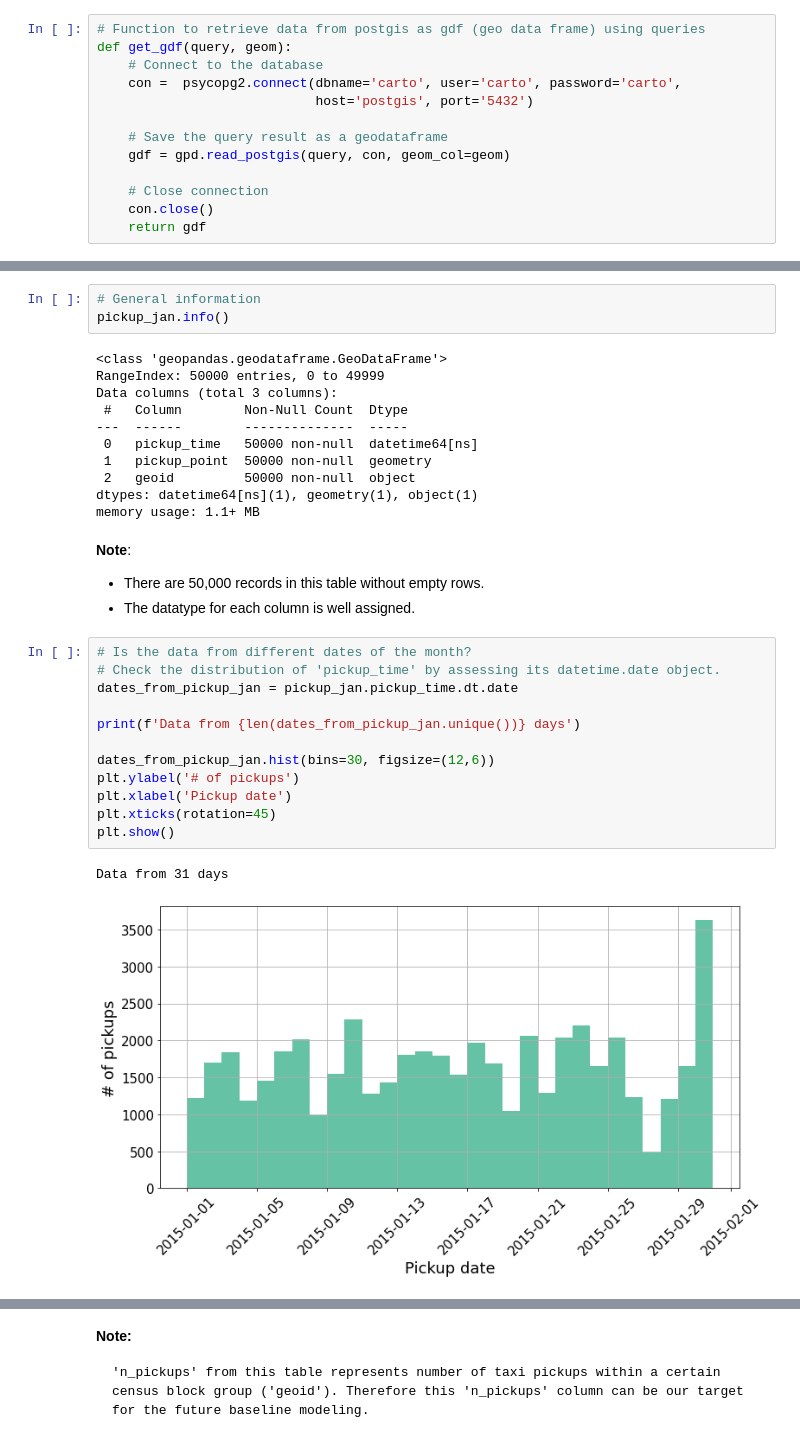
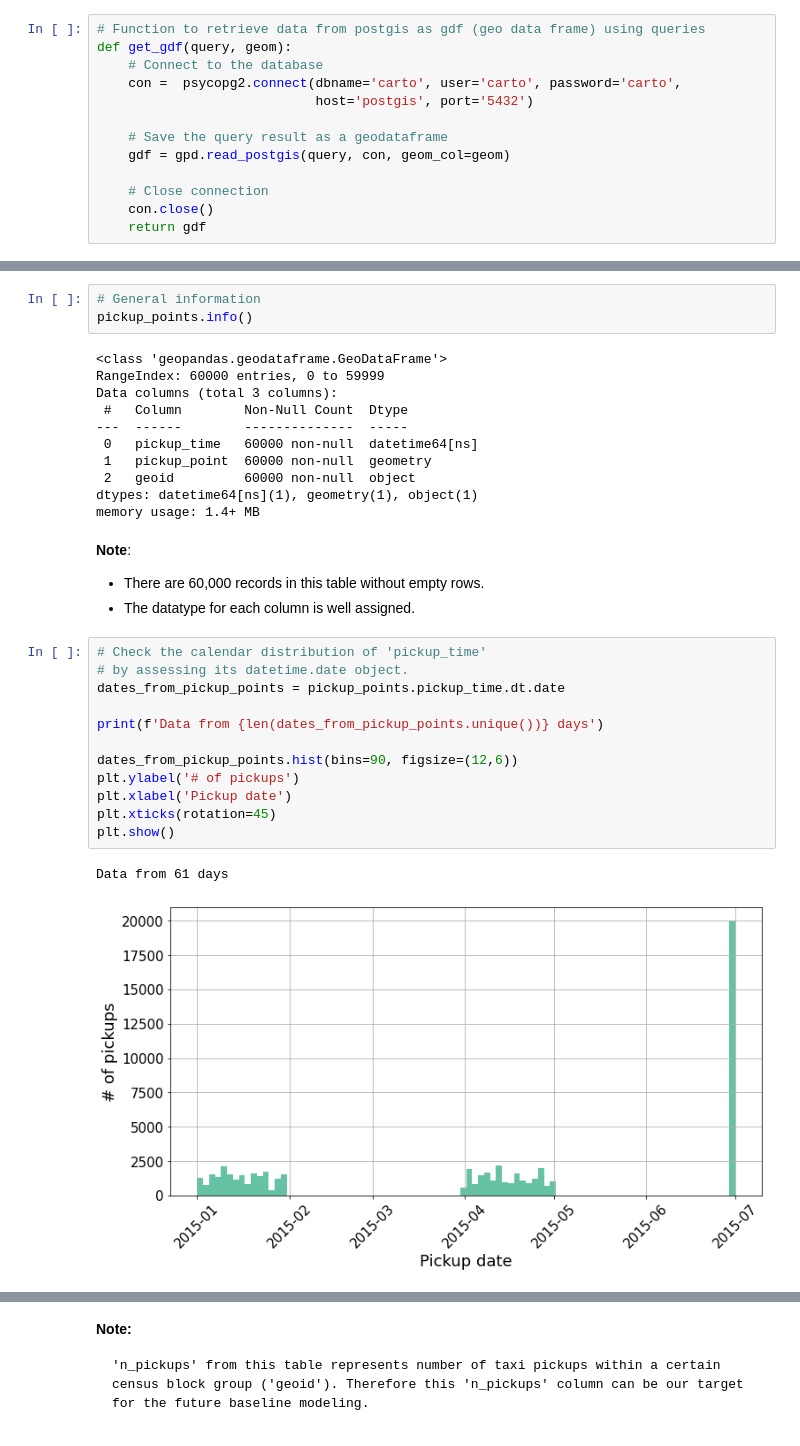
Before and after one commit to soyhyoj/CARTO-JuniorDSTest, a Jupyter notebook: notebooks/2.EDA+baseline.ipynb, the cells around one changed output, grey strips where cells are left out. Drawn from its saved outputs; the diff is of its cells as text.

```diff
--- a/notebooks/2.EDA+baseline.ipynb
+++ b/notebooks/2.EDA+baseline.ipynb
@@ -83,36 +128,36 @@ pickup_jan.head()
 # %%
 # General information
-pickup_jan.info()
+pickup_points.info()
 # %% [output]
 <class 'geopandas.geodataframe.GeoDataFrame'>
-RangeIndex: 50000 entries, 0 to 49999
+RangeIndex: 60000 entries, 0 to 59999
 Data columns (total 3 columns):
  #   Column        Non-Null Count  Dtype
 ---  ------        --------------  -----
- 0   pickup_time   50000 non-null  datetime64[ns]
- 1   pickup_point  50000 non-null  geometry
- 2   geoid         50000 non-null  object
+ 0   pickup_time   60000 non-null  datetime64[ns]
+ 1   pickup_point  60000 non-null  geometry
+ 2   geoid         60000 non-null  object
 dtypes: datetime64[ns](1), geometry(1), object(1)
-memory usage: 1.1+ MB
+memory usage: 1.4+ MB
 # %% [markdown]
 **Note**:
-* There are 50,000 records in this table without empty rows.
+* There are 60,000 records in this table without empty rows.
 * The datatype for each column is well assigned.
 # %%
-# Is the data from different dates of the month?
-# Check the distribution of 'pickup_time' by assessing its datetime.date object.
-dates_from_pickup_jan = pickup_jan.pickup_time.dt.date
+# Check the calendar distribution of 'pickup_time'
+# by assessing its datetime.date object.
+dates_from_pickup_points = pickup_points.pickup_time.dt.date
 
-print(f'Data from {len(dates_from_pickup_jan.unique())} days')
+print(f'Data from {len(dates_from_pickup_points.unique())} days')
 
-dates_from_pickup_jan.hist(bins=30, figsize=(12,6))
+dates_from_pickup_points.hist(bins=90, figsize=(12,6))
 plt.ylabel('# of pickups')
 plt.xlabel('Pickup date')
 plt.xticks(rotation=45)
 plt.show()
 # %% [output]
-Data from 31 days
+Data from 61 days
-[figure, old version]
+[figure, new version]
 # %% [markdown]
 **Note**:
 
```
Also changed, not shown: parts of 49 cells of this notebook.
